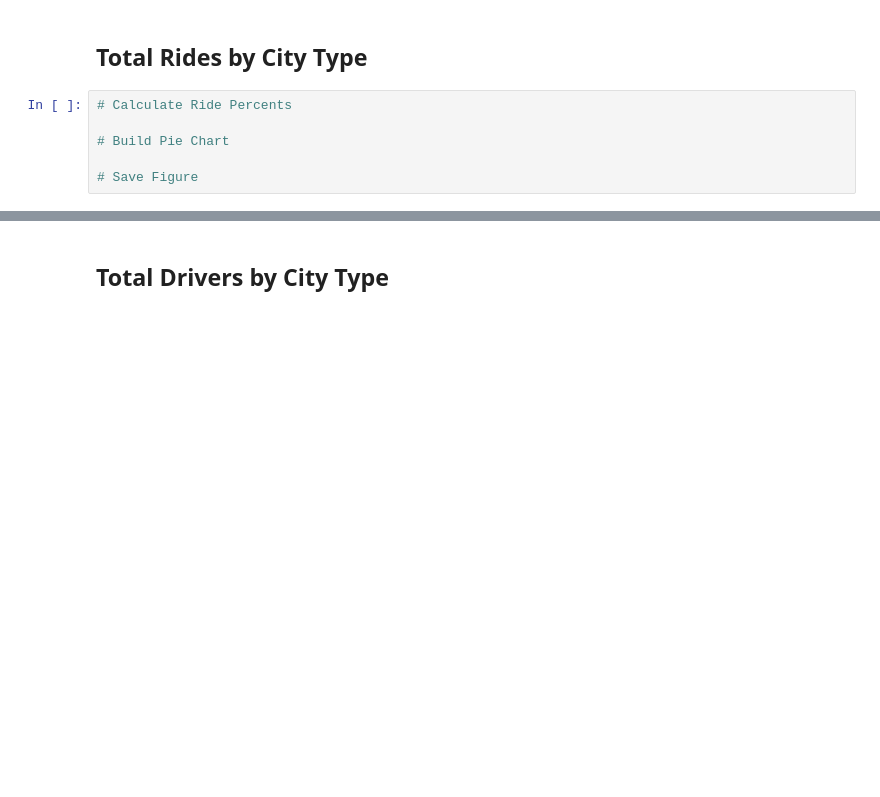
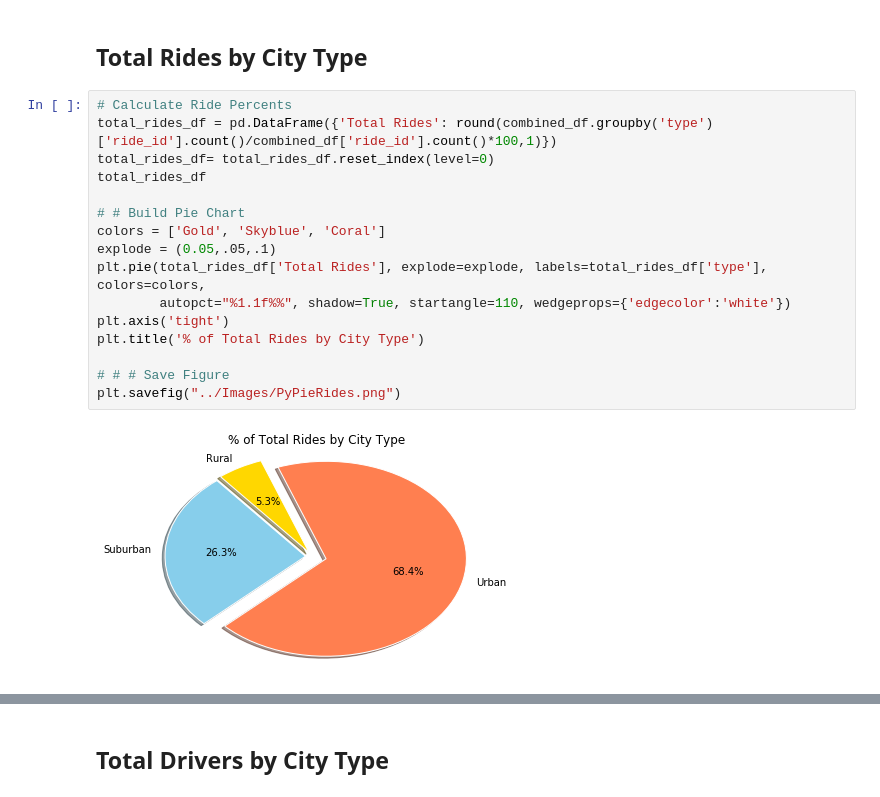
Before and after one commit to dipikakumar/allhomeworks, a Jupyter notebook: Homework/Instructions/Pyber/pyber_starter.ipynb, the cells around one changed output, grey strips where cells are left out. Drawn from its saved outputs; the diff is of its cells as text; blank space fills up the shorter version.

```diff
--- a/Homework/Instructions/Pyber/pyber_starter.ipynb
+++ b/Homework/Instructions/Pyber/pyber_starter.ipynb
@@ -102,11 +110,23 @@ plt.show()
 # %% [markdown]
 ## Total Rides by City Type
-# %%
-# Calculate Ride Percents
-
-# Build Pie Chart
-
-# Save Figure
+# %%
+# Calculate Ride Percents
+total_rides_df = pd.DataFrame({'Total Rides': round(combined_df.groupby('type')['ride_id'].count()/combined_df['ride_id'].count()*100,1)})
+total_rides_df= total_rides_df.reset_index(level=0)
+total_rides_df
+
+# # Build Pie Chart
+colors = ['Gold', 'Skyblue', 'Coral']
+explode = (0.05,.05,.1)
+plt.pie(total_rides_df['Total Rides'], explode=explode, labels=total_rides_df['type'], colors=colors,
+        autopct="%1.1f%%", shadow=True, startangle=110, wedgeprops={'edgecolor':'white'})
+plt.axis('tight')
+plt.title('% of Total Rides by City Type')
+
+# # # Save Figure
+plt.savefig("../Images/PyPieRides.png")
+# %% [output]
+[figure, added]
 # %%
 # Show Figure
 plt.show()
```
Also changed, not shown: parts of 11 cells of this notebook, 13 other files.
